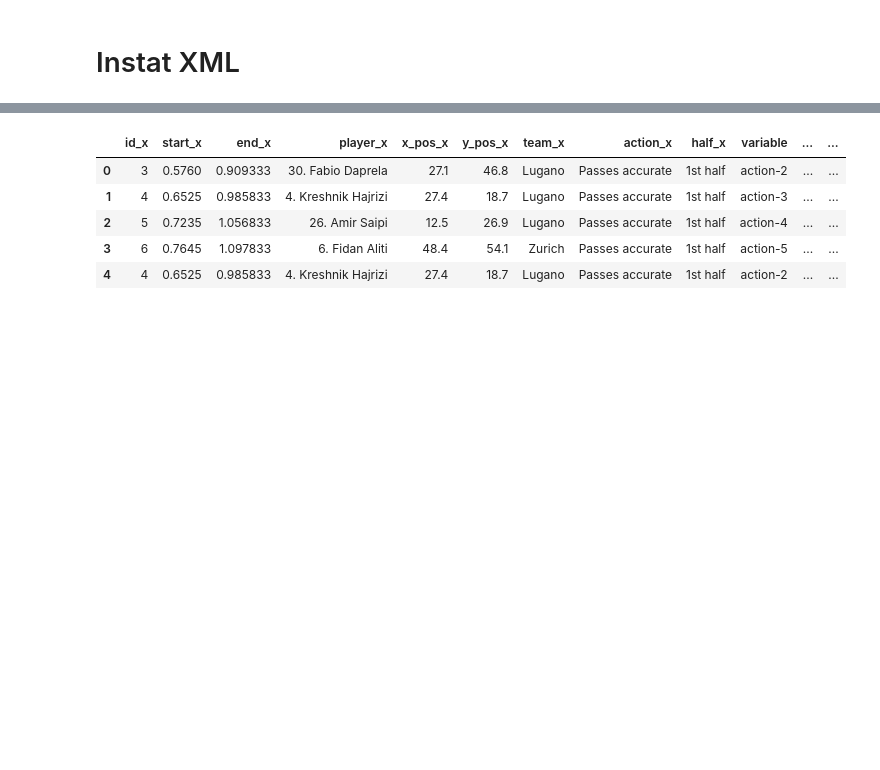
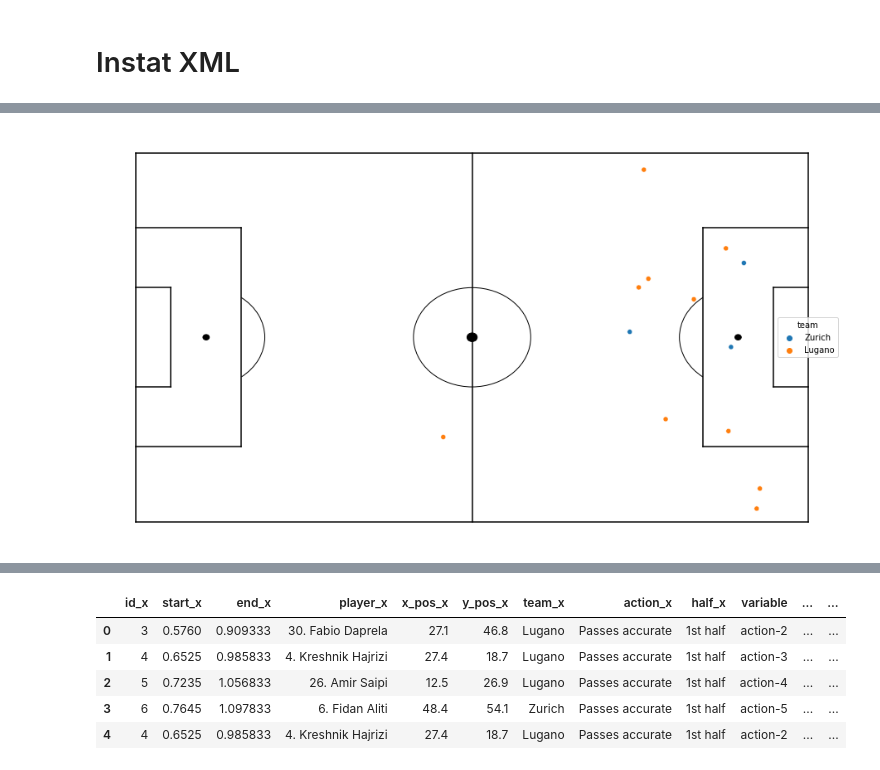
Before and after one commit to keepertrainer78698/youth-base, a Jupyter notebook: goalkeeping/int-goalkeeping/events.ipynb, the cells around one changed output, grey strips where cells are left out. Saved outputs shown, nothing was run; the diff lists cells and outputs as text; code cells hidden in the pictures; blank space fills up the shorter version.

```diff
--- a/goalkeeping/int-goalkeeping/events.ipynb
+++ b/goalkeeping/int-goalkeeping/events.ipynb
@@ -503,3 +502,9 @@ shot_creation
+# %%
+full_pitch("white", "black", "Instat")
+sns.scatterplot(x='x_pos_y', y='y_pos_y', data=shot_creation[shot_creation['action_y'].isin(['Passes accurate', 'Passes (inaccurate)'])], hue='team')
+plt.show()
+# %% [output]
+[figure, added]
 # %%
 #actions_lookat = ['Shots', 'Shot on target', 'Wide shot', 'Dribbling', 'Passes accurate', 'Passes (inaccurate)', 'Crosses (accurate)', 'Crosses (inaccurate)', 'Picking-ups', 'Interceptions', 'Penalty attack']
 #actions_lookat = ['Goals', 'Shots', 'Shot on target', 'Wide shot', 'Dribbling', 'Passes accurate', 'Passes (inaccurate)', 'Crosses (accurate)', 'Crosses (inaccurate)', 'Picking-ups', 'Interceptions', 'Penalty attack', 'Assists']
```
Also changed, not shown: parts of 3 cells of this notebook.
